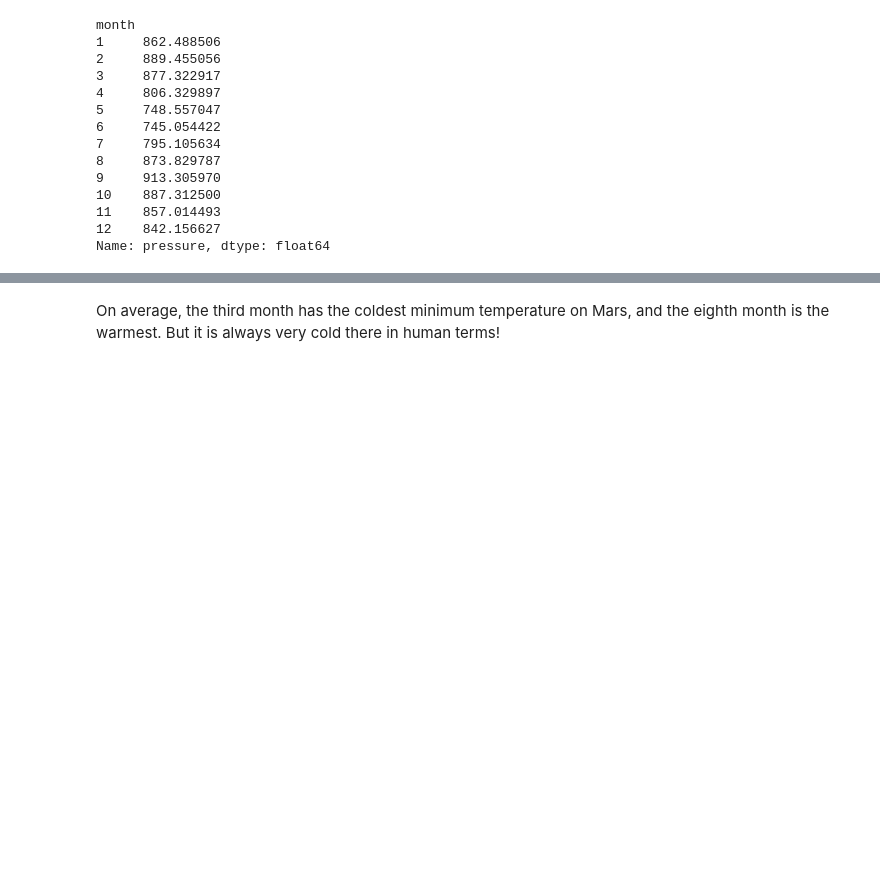
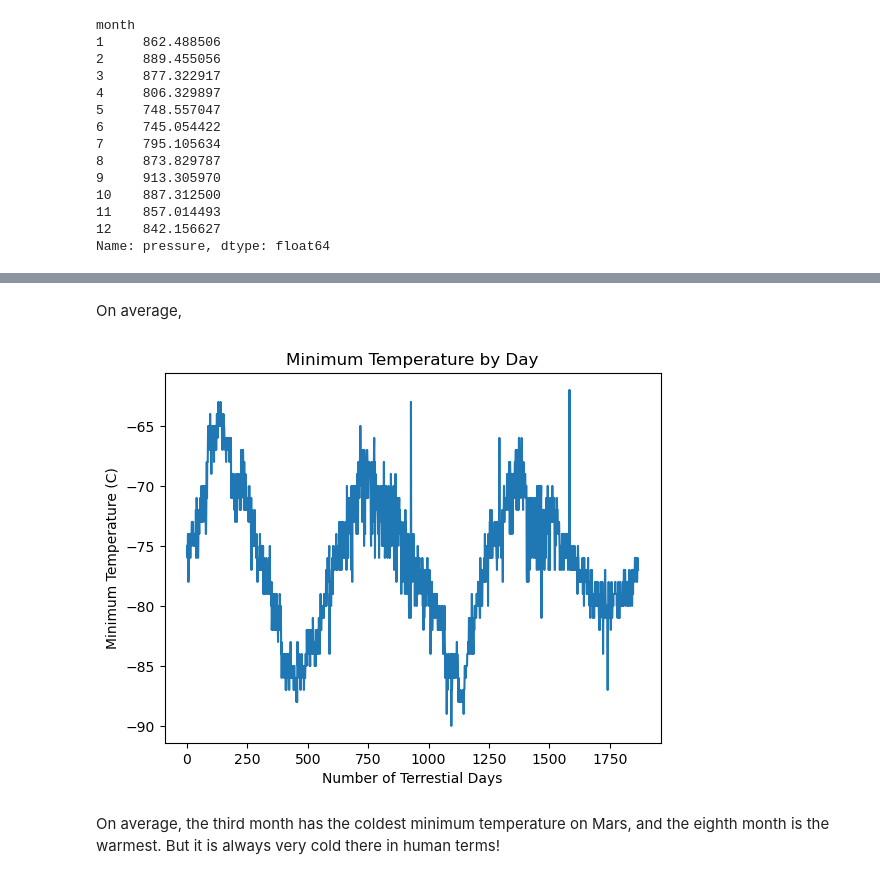
Before and after one commit to Kentroth/web_scraping_challenge, a Jupyter notebook: part_2_mars_weather.ipynb, the cells around one changed output, grey strips where cells are left out. Saved outputs shown, nothing was run; the diff lists cells and outputs as text; code cells hidden in the pictures; blank space fills up the shorter version.

```diff
--- a/part_2_mars_weather.ipynb
+++ b/part_2_mars_weather.ipynb
@@ -207,3 +268,24 @@ Name: pressure, dtype: float64
+# %% [markdown]
+On average,
+# %%
+# 5. How many terrestrial (earth) days are there in a Martian year?
+temp_by_day = df[['terrestrial_date', 'min_temp']]
+
+# Set a new index as a count of the days
+temp_by_day.index = np.arange(1, len(temp_by_day) + 1)
+
+# Plot the minimum temperature by day using a bar plot
+plt.plot(temp_by_day.index, temp_by_day['min_temp'])
+
+# Set labels and title
+plt.xlabel("Number of Terrestial Days")
+plt.ylabel("Minimum Temperature (C)")
+plt.title('Minimum Temperature by Day')
+
+# Display the plot
+plt.show()
+# %% [output]
+[figure, added]
 # %% [markdown]
 On average, the third month has the coldest minimum temperature on Mars, and the eighth month is the warmest. But it is always very cold there in human terms!
 # %% [markdown]
```
Also changed, not shown: parts of 21 cells of this notebook, 1 other file.
